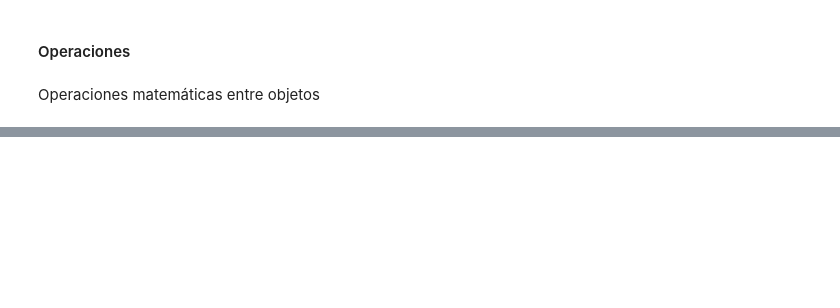
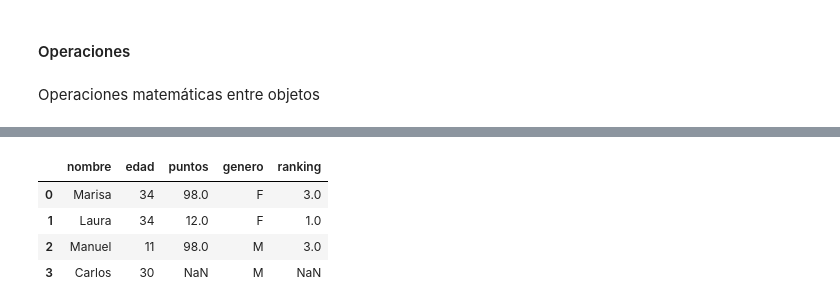
Before and after one commit to tiven29/Python-2026, a Jupyter notebook: extructura_de_datos.ipynb, the cells around one changed output, grey strips where cells are left out. Cells and saved outputs as stored; diff of their text form; code cells hidden in the pictures; blank space fills up the shorter version.

```diff
--- a/extructura_de_datos.ipynb
+++ b/extructura_de_datos.ipynb
@@ -236,0 +341,6 @@ display(frameC + frameA)
+# %%
+diccionario = { "nombre" : ["Marisa","Laura","Manuel", "Carlos"], "edad" : [34,34,11,30],
+               "puntos" : [98,12,98,np.nan], "genero": ["F", "F", "M", "M"] }
+frame = pd.DataFrame(diccionario)
+display(frame)
+display(frame.describe()) # datos generales de elementos
@@ -236,0 +426,10 @@ display(frameC + frameA)
+# %%
+frame["ranking"] = frame["puntos"].rank(method='max')
+# %%
+display(frame)
+# %% [output]
+|  | nombre | edad | puntos | genero | ranking |
+| 0 | Marisa | 34 | 98.0 | F | 3.0 |
+| 1 | Laura | 34 | 12.0 | F | 1.0 |
+| 2 | Manuel | 11 | 98.0 | M | 3.0 |
+| 3 | Carlos | 30 | NaN | M | NaN |
```
Also changed, not shown: parts of 65 cells of this notebook.
